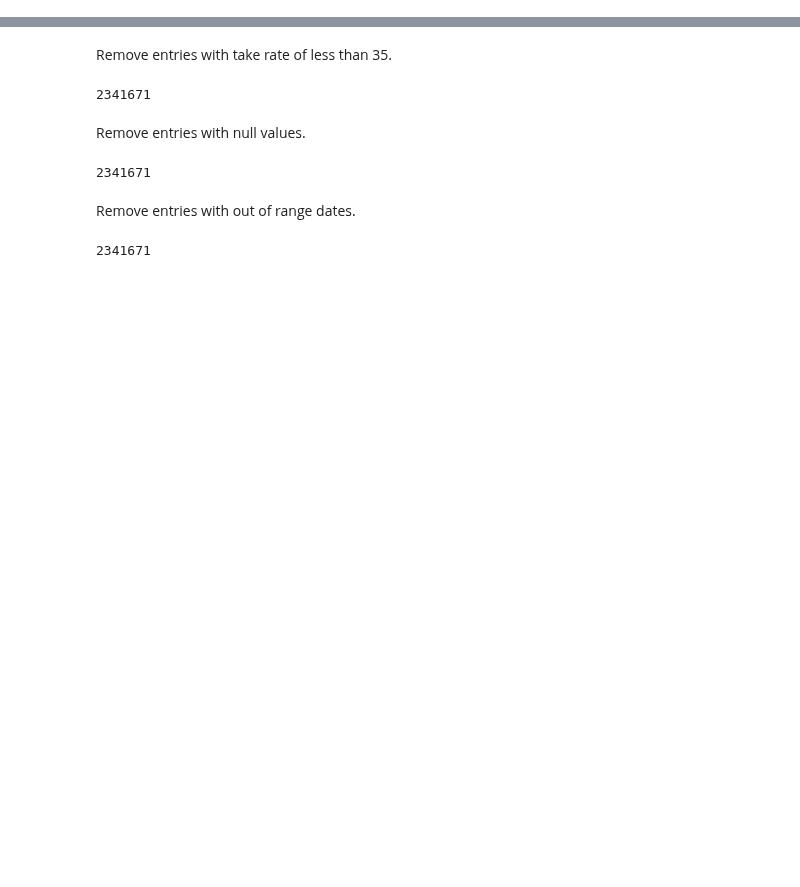
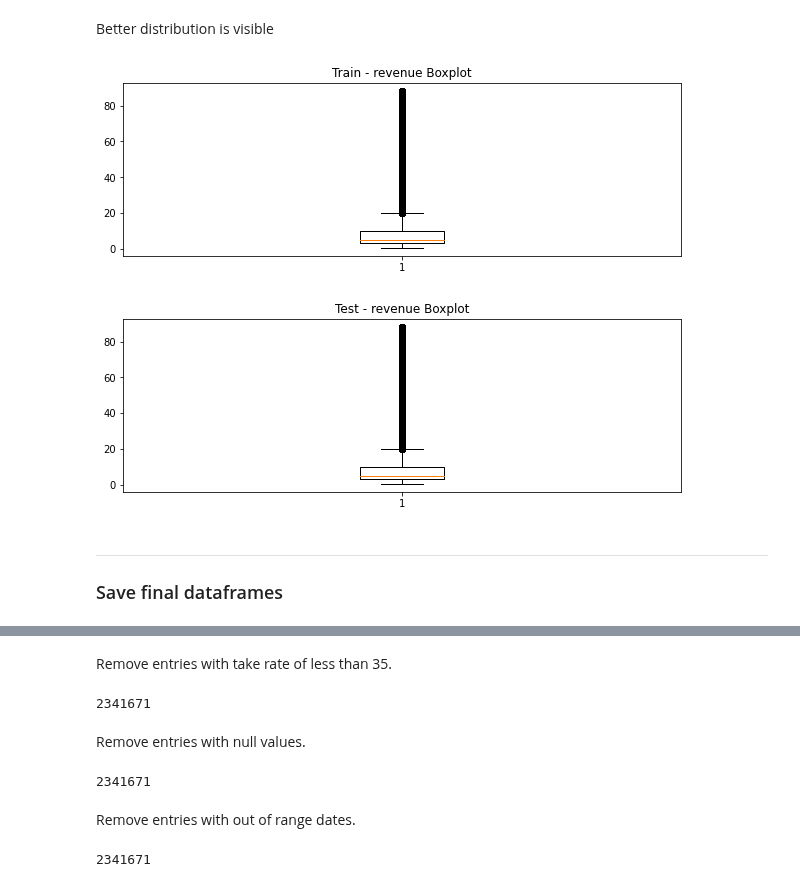
Before and after one commit to MAST30034-Applied-Data-Science/generic-buy-now-pay-later-project-group-11, a Jupyter notebook: notebooks/outlier_detection_removal.ipynb, the cells around one changed output, grey strips where cells are left out. Cells and saved outputs as stored; diff of their text form; code cells hidden in the pictures; blank space fills up the shorter version.

```diff
--- a/notebooks/outlier_detection_removal.ipynb
+++ b/notebooks/outlier_detection_removal.ipynb
@@ -80,0 +190,20 @@ df_trx.count()
+# %% [markdown]
+Better distribution is visible
+# %%
+plt.figure(figsize =(10, 7))
+plt.subplot(2, 1, 1)
+plt.boxplot((pd_df_train)['revenue'])
+plt.title("Train - revenue Boxplot")
+plt.show()
+
+plt.figure(figsize =(10, 7))
+plt.subplot(2, 1, 2)
+plt.boxplot((pd_df_test)['revenue'])
+plt.title("Test - revenue Boxplot")
+plt.show()
+# %% [output]
+[figure, added]
+[figure, added]
+# %% [markdown]
+---
+### Save final dataframes
```
Also changed, not shown: parts of 29 cells of this notebook.
